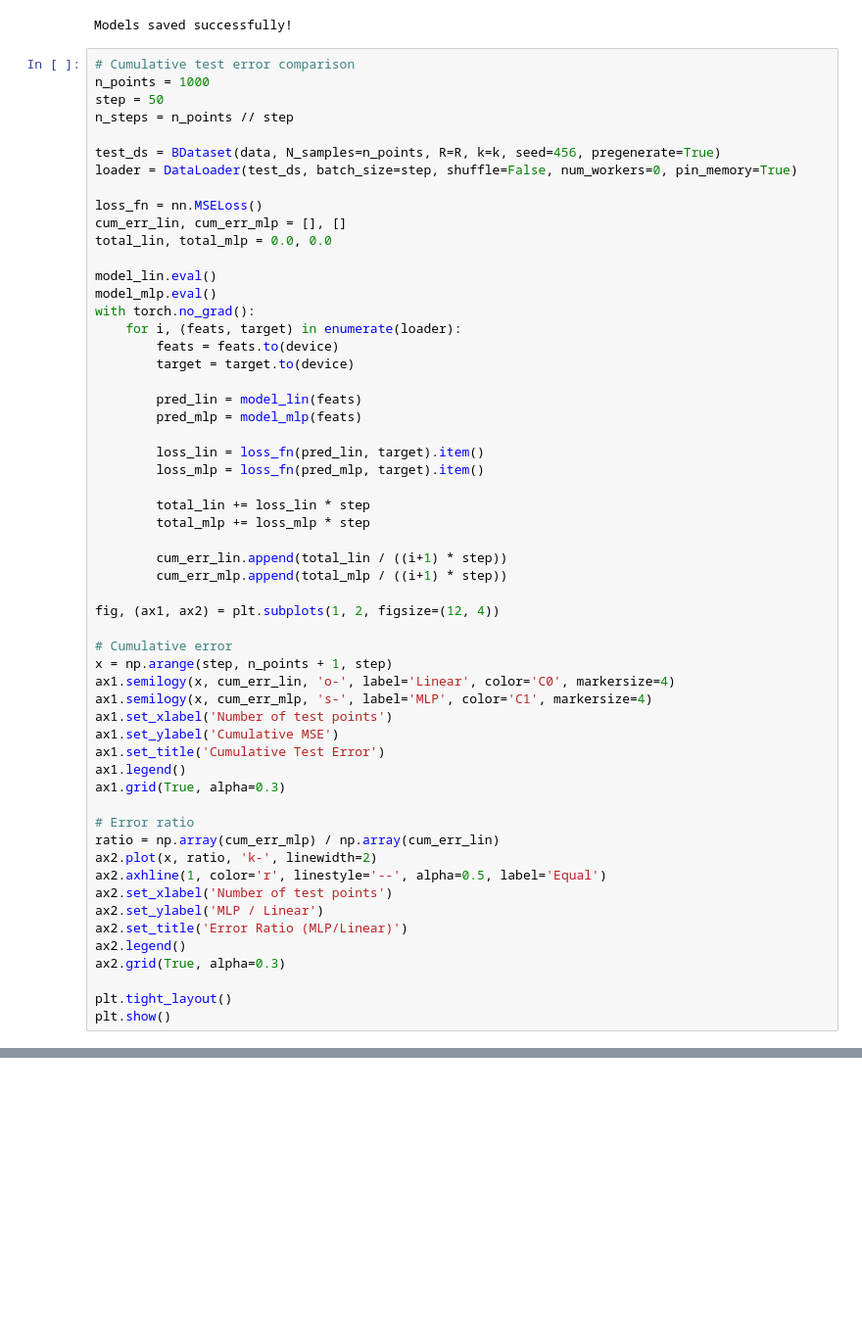
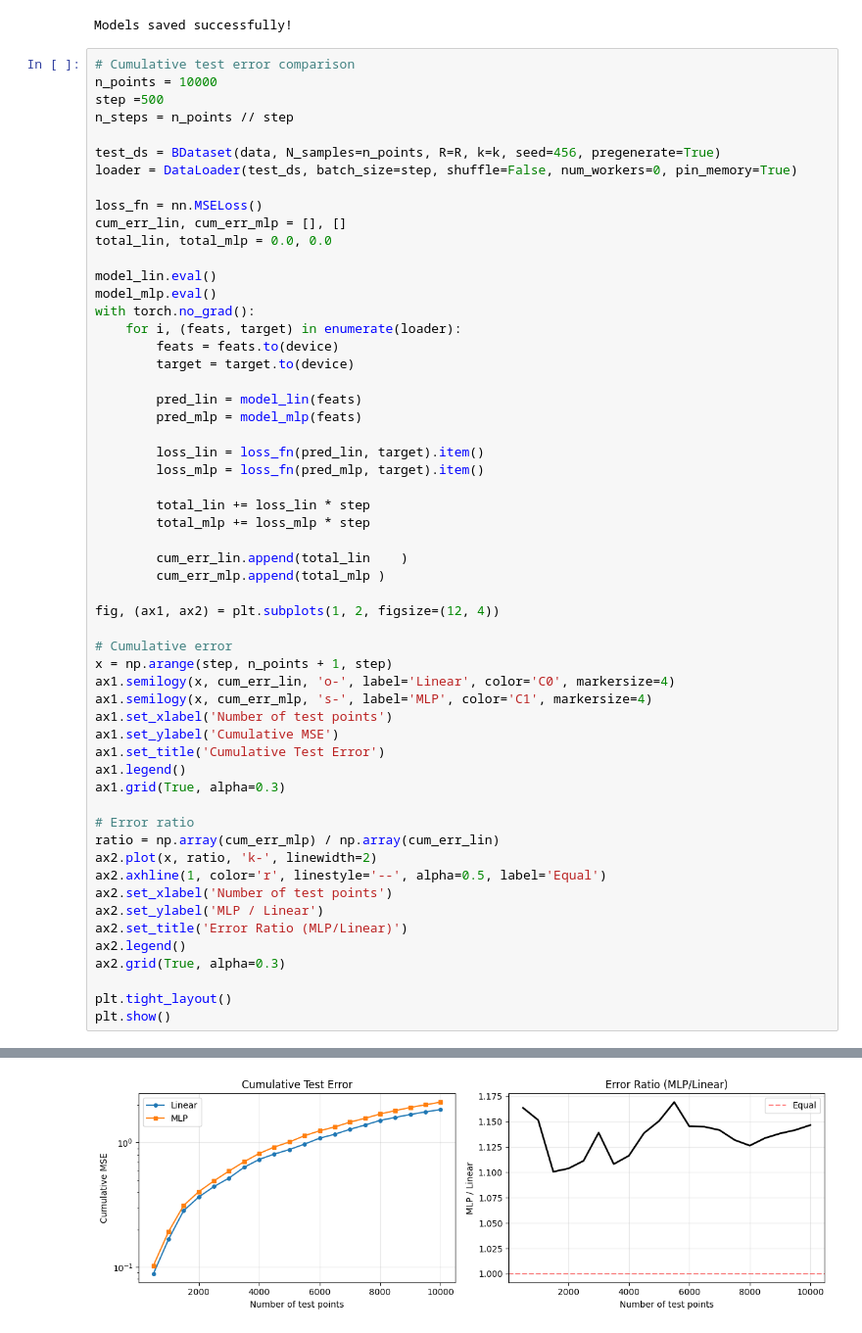
Before and after one commit to atayyar1/RL-For-PDEs, a Jupyter notebook: Mesh_free_diffusion_advection/1.1 Model Training diffusion advection.ipynb, the cells around one changed output, grey strips where cells are left out. Shown at 98% size. Saved outputs shown, nothing was run; the diff lists cells and outputs as text; blank space fills up the shorter version.

```diff
--- a/Mesh_free_diffusion_advection/1.1 Model Training diffusion advection.ipynb
+++ b/Mesh_free_diffusion_advection/1.1 Model Training diffusion advection.ipynb
@@ -626,8 +626,8 @@ print("Models saved successfully!")
 Models saved successfully!
 # %%
 # Cumulative test error comparison
-n_points = 1000
-step = 50
+n_points = 10000
+step =500
 n_steps = n_points // step
 
 test_ds = BDataset(data, N_samples=n_points, R=R, k=k, seed=456, pregenerate=True)
@@ -653,8 +653,8 @@ with torch.no_grad():
         total_lin += loss_lin * step
         total_mlp += loss_mlp * step
 
-        cum_err_lin.append(total_lin / ((i+1) * step))
-        cum_err_mlp.append(total_mlp / ((i+1) * step))
+        cum_err_lin.append(total_lin    )
+        cum_err_mlp.append(total_mlp )
 
 fig, (ax1, ax2) = plt.subplots(1, 2, figsize=(12, 4))
 
@@ -680,3 +680,4 @@ ax2.grid(True, alpha=0.3)
 
 plt.tight_layout()
 plt.show()
+# %% [output]
@@ -682,0 +687 @@ plt.show()
+[figure, added]
```
Also changed, not shown: parts of 6 cells of this notebook.
